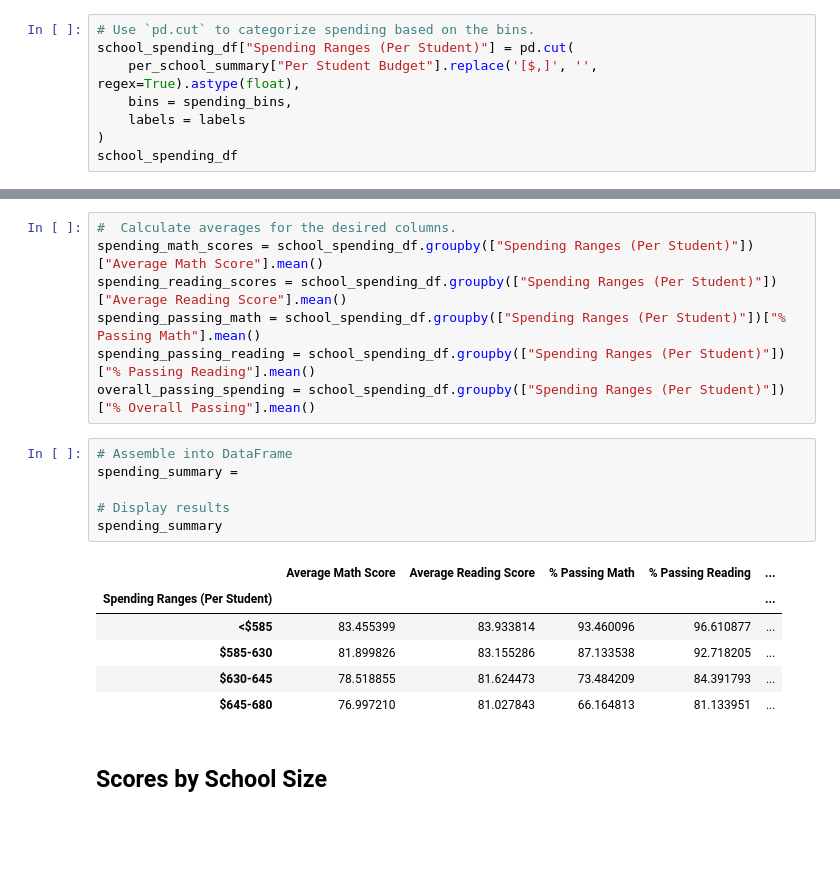
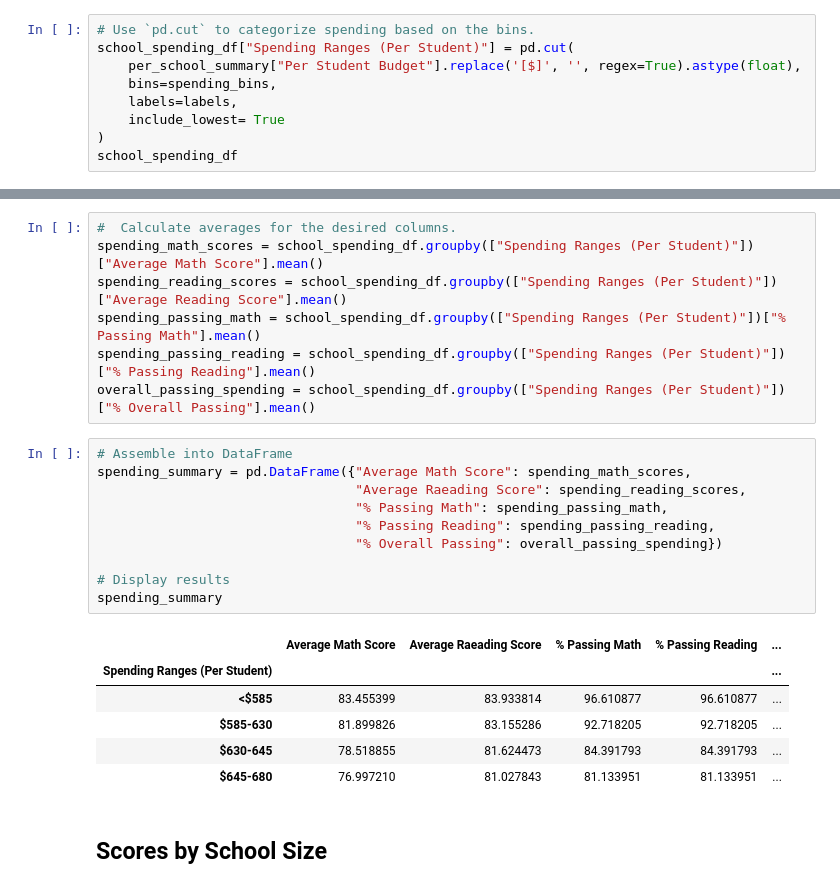
Before and after one commit to j91k/Pandas-Challenge, a Jupyter notebook: PyCitySchools_starter_jimmy3.ipynb, the cells around one changed output, grey strips where cells are left out. Cells and saved outputs as stored; diff of their text form; blank space fills up the shorter version.

```diff
--- a/PyCitySchools_starter_jimmy3.ipynb
+++ b/PyCitySchools_starter_jimmy3.ipynb
@@ -321,9 +342,10 @@ school_spending_df = per_school_summary.copy()
 # %%
 # Use `pd.cut` to categorize spending based on the bins.
 school_spending_df["Spending Ranges (Per Student)"] = pd.cut(
-    per_school_summary["Per Student Budget"].replace('[$,]', '', regex=True).astype(float),
-    bins = spending_bins,
-    labels = labels
+    per_school_summary["Per Student Budget"].replace('[$]', '', regex=True).astype(float),
+    bins=spending_bins,
+    labels=labels,
+    include_lowest= True
 )
 school_spending_df
 # %% [output]
@@ -352,17 +374,21 @@ spending_passing_reading = school_spending_df.groupby(["Spending Ranges (Per Stu
 overall_passing_spending = school_spending_df.groupby(["Spending Ranges (Per Student)"])["% Overall Passing"].mean()
 # %%
 # Assemble into DataFrame
-spending_summary =
+spending_summary = pd.DataFrame({"Average Math Score": spending_math_scores,
+                                 "Average Raeading Score": spending_reading_scores,
+                                 "% Passing Math": spending_passing_math,
+                                 "% Passing Reading": spending_passing_reading,
+                                 "% Overall Passing": overall_passing_spending})
 
 # Display results
 spending_summary
 # %% [output]
-|  | Average Math Score | Average Reading Score | % Passing Math | % Passing Reading | ... |
+|  | Average Math Score | Average Raeading Score | % Passing Math | % Passing Reading | ... |
 | Spending Ranges (Per Student) |  |  |  |  | ... |
-| <$585 | 83.455399 | 83.933814 | 93.460096 | 96.610877 | ... |
-| $585-630 | 81.899826 | 83.155286 | 87.133538 | 92.718205 | ... |
-| $630-645 | 78.518855 | 81.624473 | 73.484209 | 84.391793 | ... |
-| $645-680 | 76.997210 | 81.027843 | 66.164813 | 81.133951 | ... |
+| <$585 | 83.455399 | 83.933814 | 96.610877 | 96.610877 | ... |
+| $585-630 | 81.899826 | 83.155286 | 92.718205 | 92.718205 | ... |
+| $630-645 | 78.518855 | 81.624473 | 84.391793 | 84.391793 | ... |
+| $645-680 | 76.997210 | 81.027843 | 81.133951 | 81.133951 | ... |
 # %% [markdown]
 ## Scores by School Size
 # %%
```
Also changed, not shown: parts of 5 cells of this notebook.
